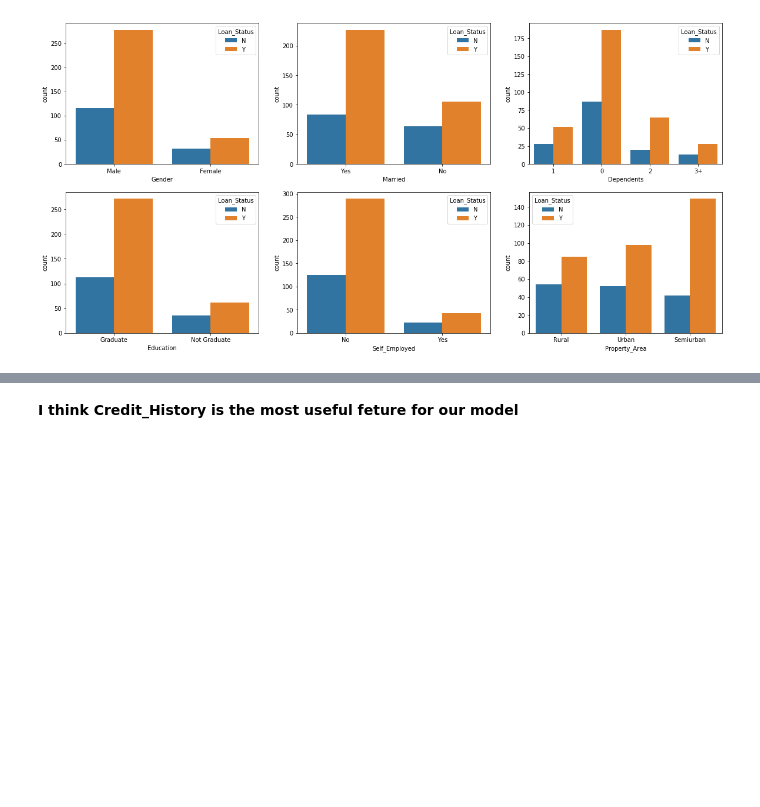
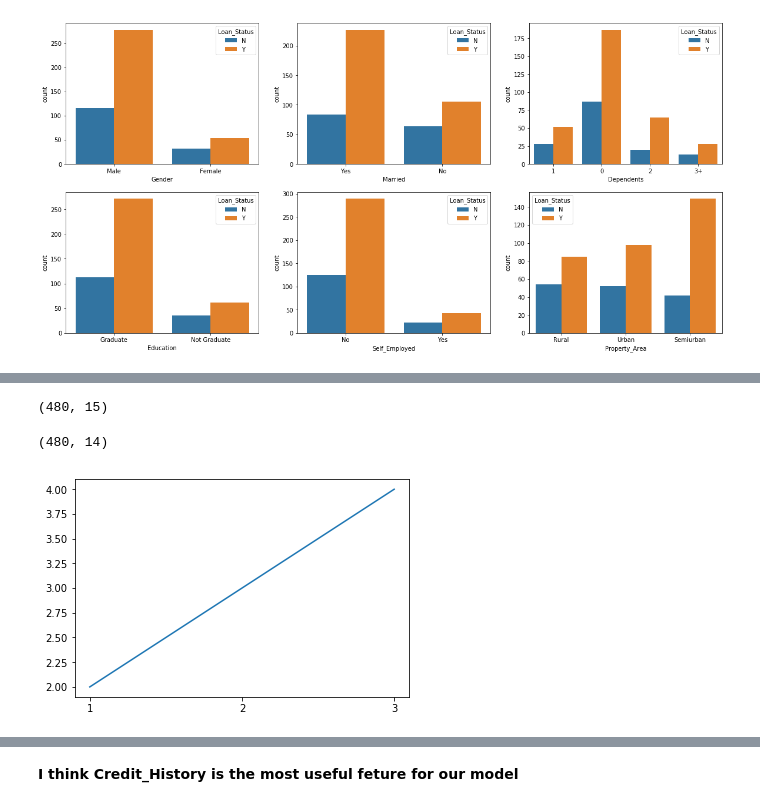
Before and after one commit to noushadkhan01/Projects, a Jupyter notebook: Hackathons/Analytics Vidhya/Loan Approval Prediction/Predict_Loan_Approval_Analytics_Vidhya_Hackathon.ipynb, the cells around one changed output, grey strips where cells are left out. Saved outputs shown, nothing was run; the diff lists cells and outputs as text; code cells hidden in the pictures; blank space fills up the shorter version.

```diff
--- a/Hackathons/Analytics Vidhya/Loan Approval Prediction/Predict_Loan_Approval_Analytics_Vidhya_Hackathon.ipynb
+++ b/Hackathons/Analytics Vidhya/Loan Approval Prediction/Predict_Loan_Approval_Analytics_Vidhya_Hackathon.ipynb
@@ -172,0 +216,9 @@ for i in cat_columns:
+# %%
+f.shape
+# %% [output]
+(480, 15)
+# %%
+f = f.drop(['Loan_Status_Y'], axis = 1)
+f.shape
+# %% [output]
+(480, 14)
@@ -172,0 +229,6 @@ for i in cat_columns:
+# %%
+plt.plot([1, 2, 3,], [2, 3, 4])
+plt.xticks([1, 2, 3])
+plt.show()
+# %% [output]
+[figure, added]
```
Also changed, not shown: parts of 9 cells of this notebook.
